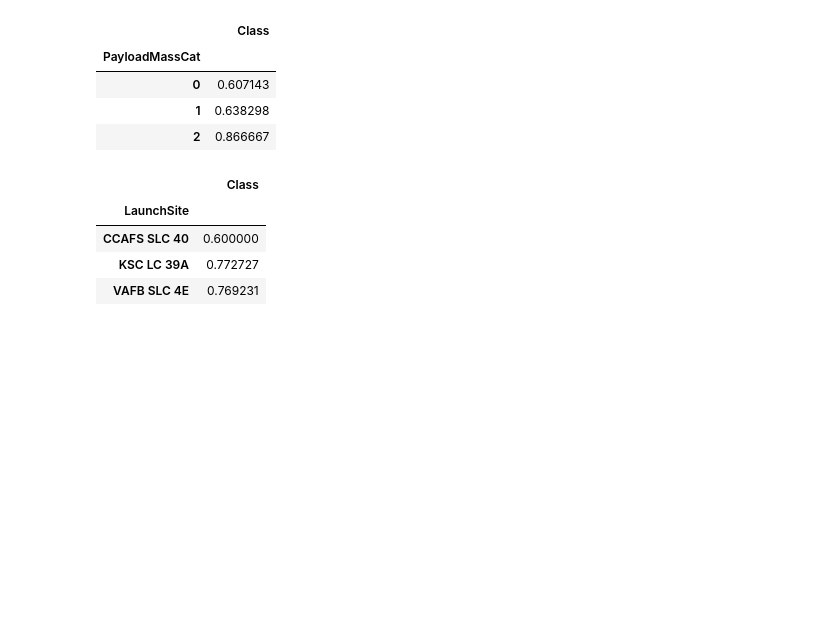
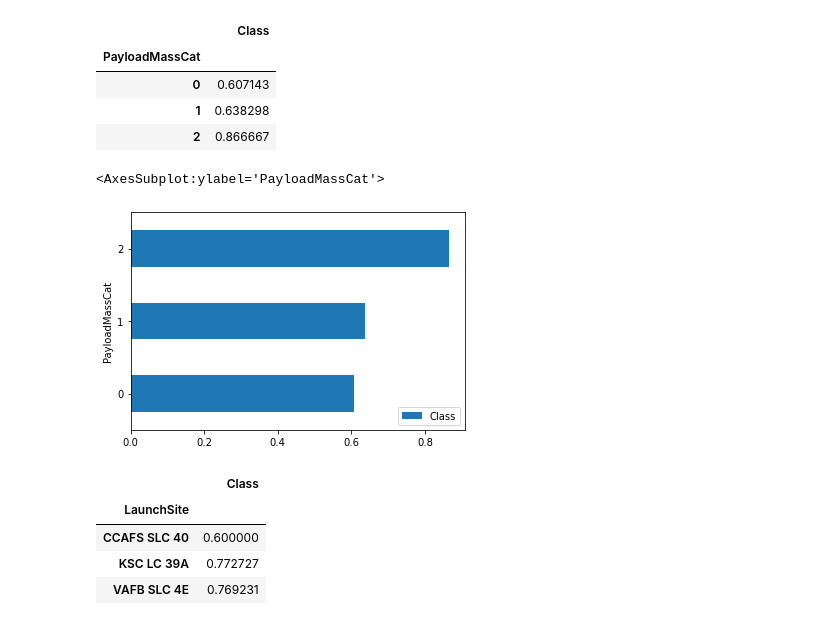
Before and after one commit to Babis1987/Data_Science_Capstone_Project, a Jupyter notebook: Exploratory Data Analysis with Pandas.ipynb, the cells around one changed output. Saved outputs shown, nothing was run; the diff lists cells and outputs as text; code cells hidden in the pictures; blank space fills up the shorter version.

```diff
--- a/Exploratory Data Analysis with Pandas.ipynb
+++ b/Exploratory Data Analysis with Pandas.ipynb
@@ -92,6 +92,11 @@ df[['PayloadMassCat','Class']].groupby('PayloadMassCat').mean('Class')
 | 0 | 0.607143 |
 | 1 | 0.638298 |
 | 2 | 0.866667 |
+# %%
+df[['PayloadMassCat','Class']].groupby('PayloadMassCat').mean('Class').sort_values('Class', ascending=True).plot.barh()
+# %% [output]
+<AxesSubplot:ylabel='PayloadMassCat'>
+[figure, added]
 # %%
 df[['LaunchSite','Class']].groupby('LaunchSite').mean('Class')
 # %% [output]
```
